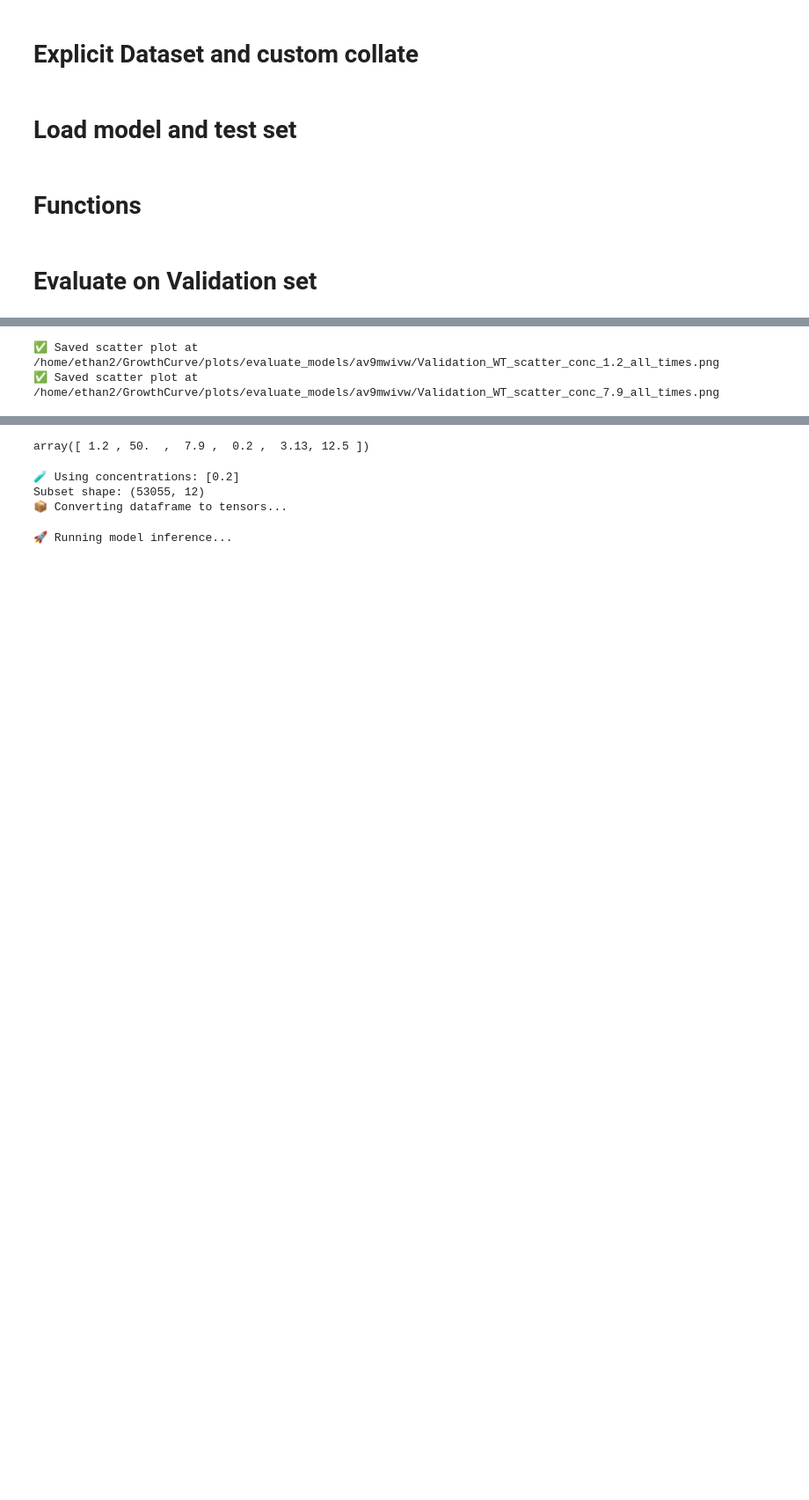
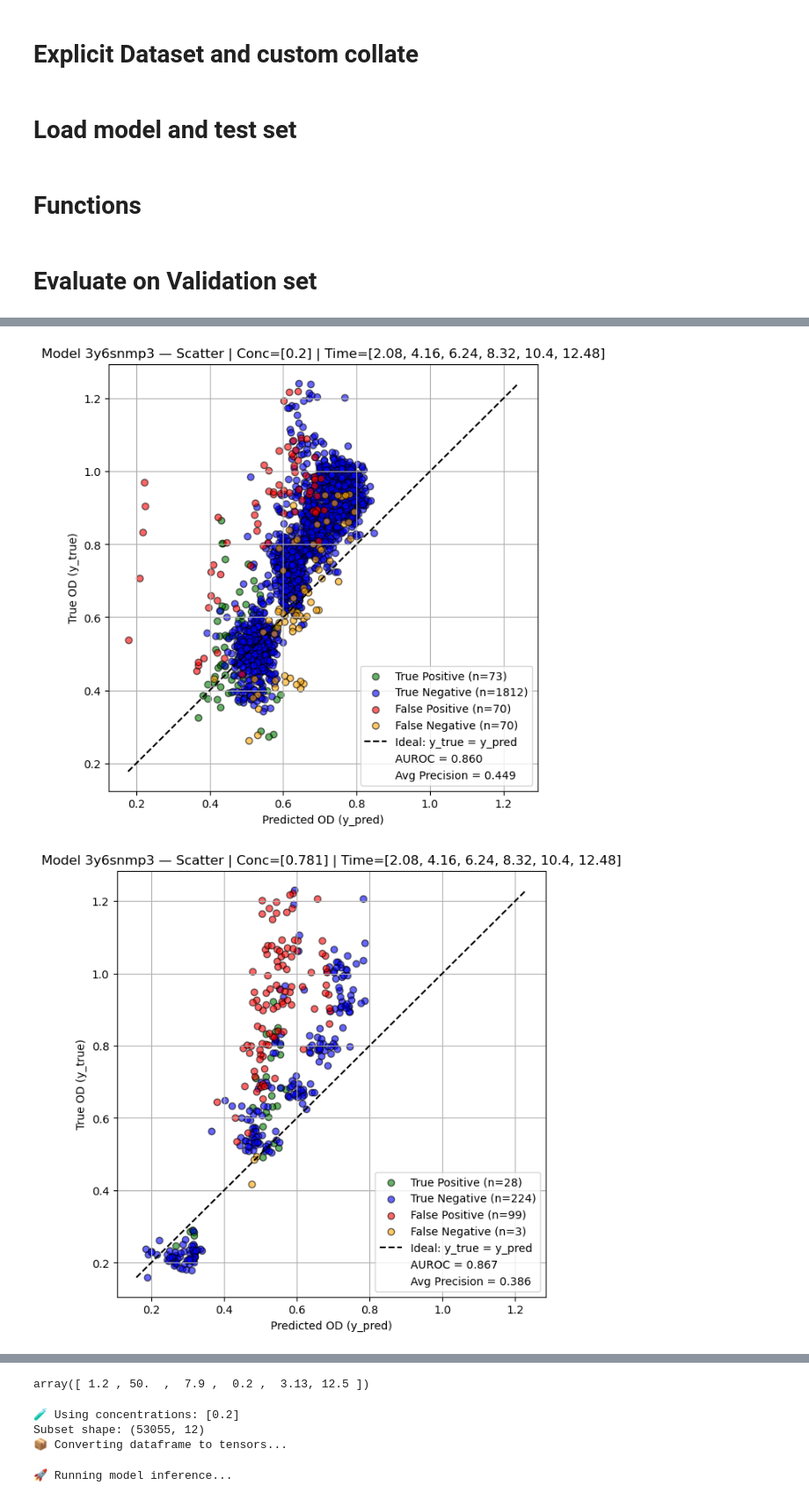
Before and after one commit to ethankreuzer/GrowthNet, a Jupyter notebook: sweeps/evaluate_model.ipynb, the cells around one changed output, grey strips where cells are left out. Shown at 88% size. Saved outputs shown, nothing was run; the diff lists cells and outputs as text; code cells hidden in the pictures; blank space fills up the shorter version.

```diff
--- a/sweeps/evaluate_model.ipynb
+++ b/sweeps/evaluate_model.ipynb
@@ -909,21 +910,21 @@ def plot_model_scatter_from_df(
         plt.show()
 # %%
 
-for c in [1.2,7.9]:
+for c in [0.2,0.781,3.13,1.2,7.9,12.5,50]:
     plot_model_scatter_from_df(
         df_val=df_val,
         model=model,
         run_id=run_id,
         ExplicitDataset=ExplicitDataset,
         custom_collate=custom_collate,
         batch_to_tensor=batch_to_tensor,
         num_fourier=3,
         device="cuda",
         concentrations=[c],
         timepoints=None,
         threshold=0.5,
-        save=True
+        save=False
     )
 # %% [output]
-✅ Saved scatter plot at /home/ethan2/GrowthCurve/plots/evaluate_models/av9mwivw/Validation_WT_scatter_conc_1.2_all_times.png
-✅ Saved scatter plot at /home/ethan2/GrowthCurve/plots/evaluate_models/av9mwivw/Validation_WT_scatter_conc_7.9_all_times.png
+[figure, added]
+[figure, added]
```
Also changed, not shown: parts of 5 cells of this notebook, 1 other file.
